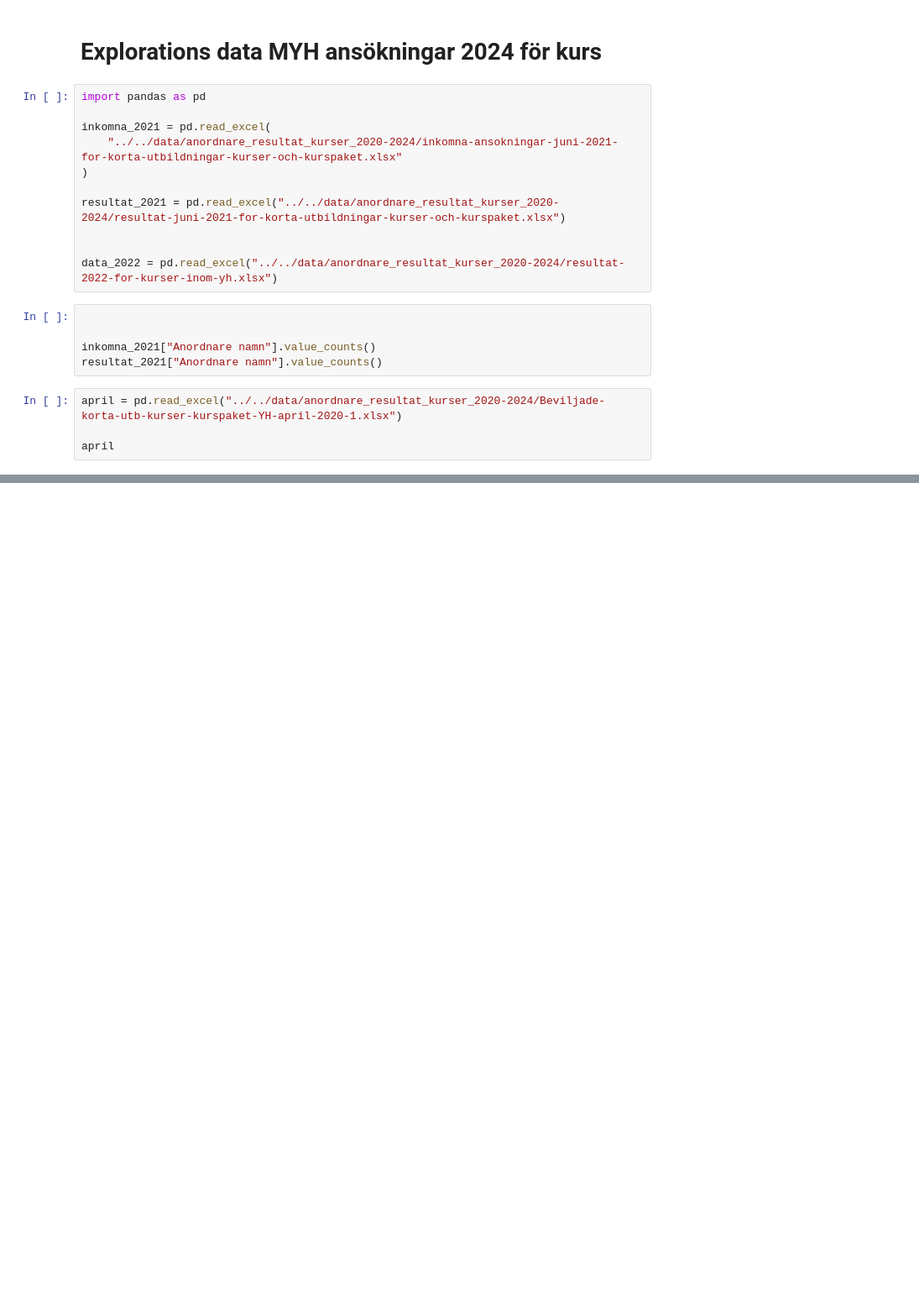
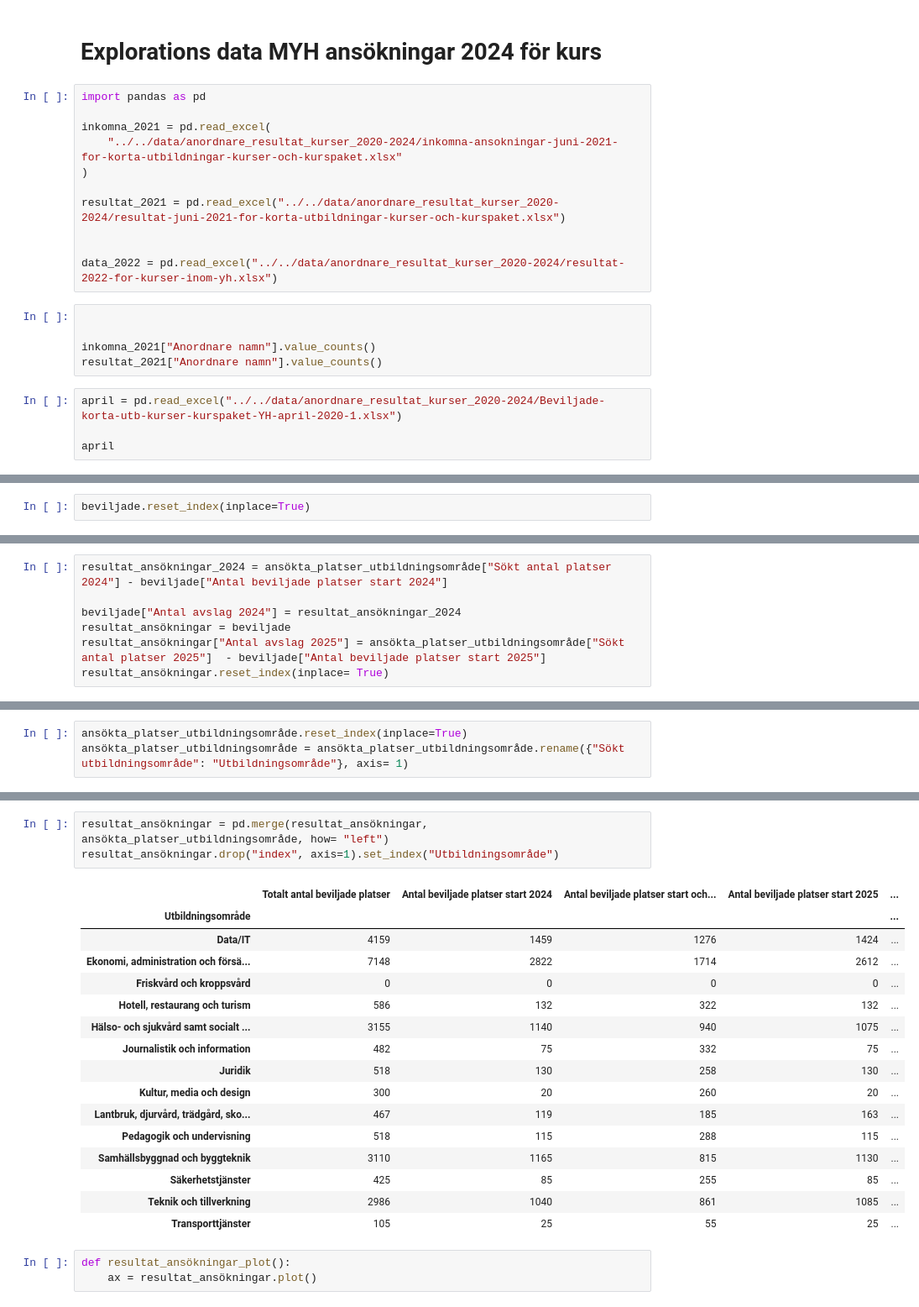
Before and after one commit to AlejandroHiroshima/Data_visualisation_grupp8, a Jupyter notebook: explorations/marcus_eda/eda_marcus.ipynb, the cells around one changed output, grey strips where cells are left out. Shown at 84% size. Saved outputs shown, nothing was run; the diff lists cells and outputs as text; blank space fills up the shorter version.

```diff
--- a/explorations/marcus_eda/eda_marcus.ipynb
+++ b/explorations/marcus_eda/eda_marcus.ipynb
@@ -50,0 +116,2 @@ Name: Utbildningsanordnare administrativ enhet, Length: 1482, dtype: object
+# %%
+beviljade.reset_index(inplace=True)
@@ -50,0 +125,7 @@ Name: Utbildningsanordnare administrativ enhet, Length: 1482, dtype: object
+# %%
+resultat_ansökningar_2024 = ansökta_platser_utbildningsområde["Sökt antal platser 2024"] - beviljade["Antal beviljade platser start 2024"]
+
+beviljade["Antal avslag 2024"] = resultat_ansökningar_2024
+resultat_ansökningar = beviljade
+resultat_ansökningar["Antal avslag 2025"] = ansökta_platser_utbildningsområde["Sökt antal platser 2025"]  - beviljade["Antal beviljade platser start 2025"]
+resultat_ansökningar.reset_index(inplace= True)
@@ -50,0 +141,3 @@ Name: Utbildningsanordnare administrativ enhet, Length: 1482, dtype: object
+# %%
+ansökta_platser_utbildningsområde.reset_index(inplace=True)
+ansökta_platser_utbildningsområde = ansökta_platser_utbildningsområde.rename({"Sökt utbildningsområde": "Utbildningsområde"}, axis= 1)
@@ -50,0 +162,23 @@ Name: Utbildningsanordnare administrativ enhet, Length: 1482, dtype: object
+# %%
+resultat_ansökningar = pd.merge(resultat_ansökningar, ansökta_platser_utbildningsområde, how= "left")
+resultat_ansökningar.drop("index", axis=1).set_index("Utbildningsområde")
+# %% [output]
+|  | Totalt antal beviljade platser | Antal beviljade platser start 2024 | Antal beviljade platser start och... | Antal beviljade platser start 2025 | ... |
+| Utbildningsområde |  |  |  |  | ... |
+| Data/IT | 4159 | 1459 | 1276 | 1424 | ... |
+| Ekonomi, administration och försä... | 7148 | 2822 | 1714 | 2612 | ... |
+| Friskvård och kroppsvård | 0 | 0 | 0 | 0 | ... |
+| Hotell, restaurang och turism | 586 | 132 | 322 | 132 | ... |
+| Hälso- och sjukvård samt socialt ... | 3155 | 1140 | 940 | 1075 | ... |
+| Journalistik och information | 482 | 75 | 332 | 75 | ... |
+| Juridik | 518 | 130 | 258 | 130 | ... |
+| Kultur, media och design | 300 | 20 | 260 | 20 | ... |
+| Lantbruk, djurvård, trädgård, sko... | 467 | 119 | 185 | 163 | ... |
+| Pedagogik och undervisning | 518 | 115 | 288 | 115 | ... |
+| Samhällsbyggnad och byggteknik | 3110 | 1165 | 815 | 1130 | ... |
+| Säkerhetstjänster | 425 | 85 | 255 | 85 | ... |
+| Teknik och tillverkning | 2986 | 1040 | 861 | 1085 | ... |
+| Transporttjänster | 105 | 25 | 55 | 25 | ... |
+# %%
+def resultat_ansökningar_plot():
+    ax = resultat_ansökningar.plot()
```
Also changed, not shown: parts of 9 cells of this notebook, 1 other file.
